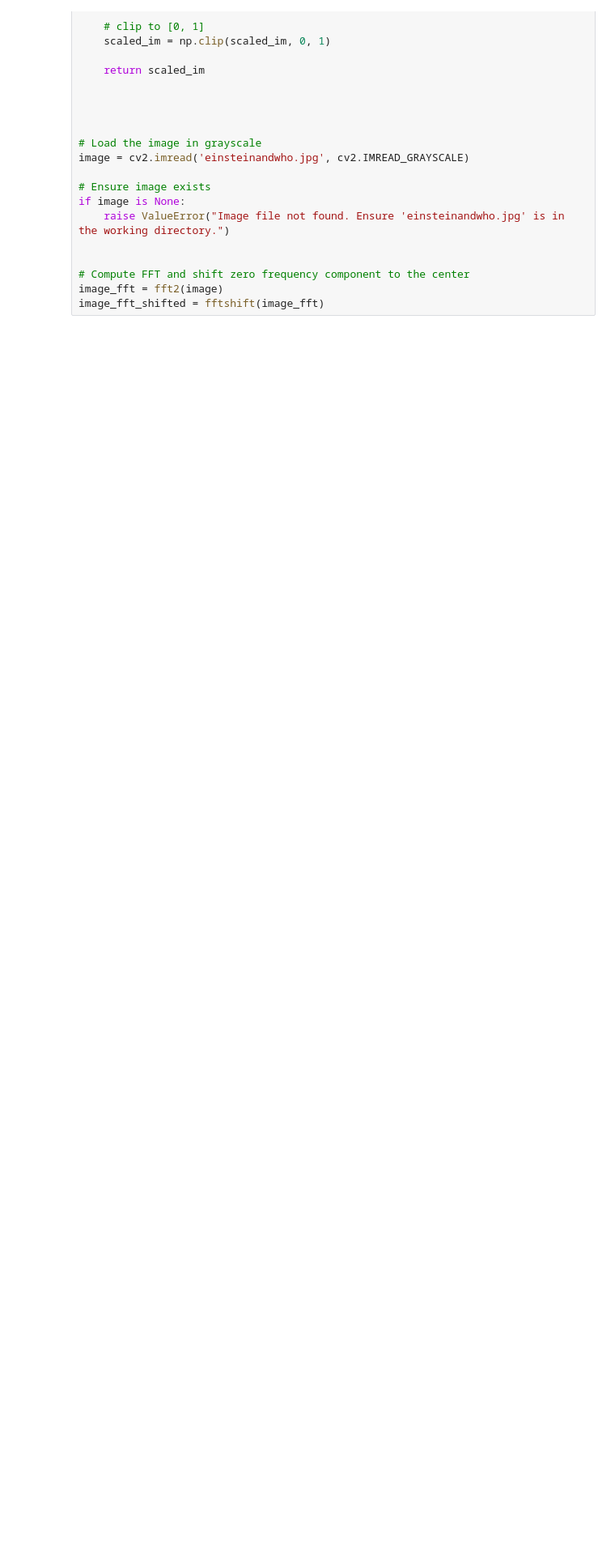
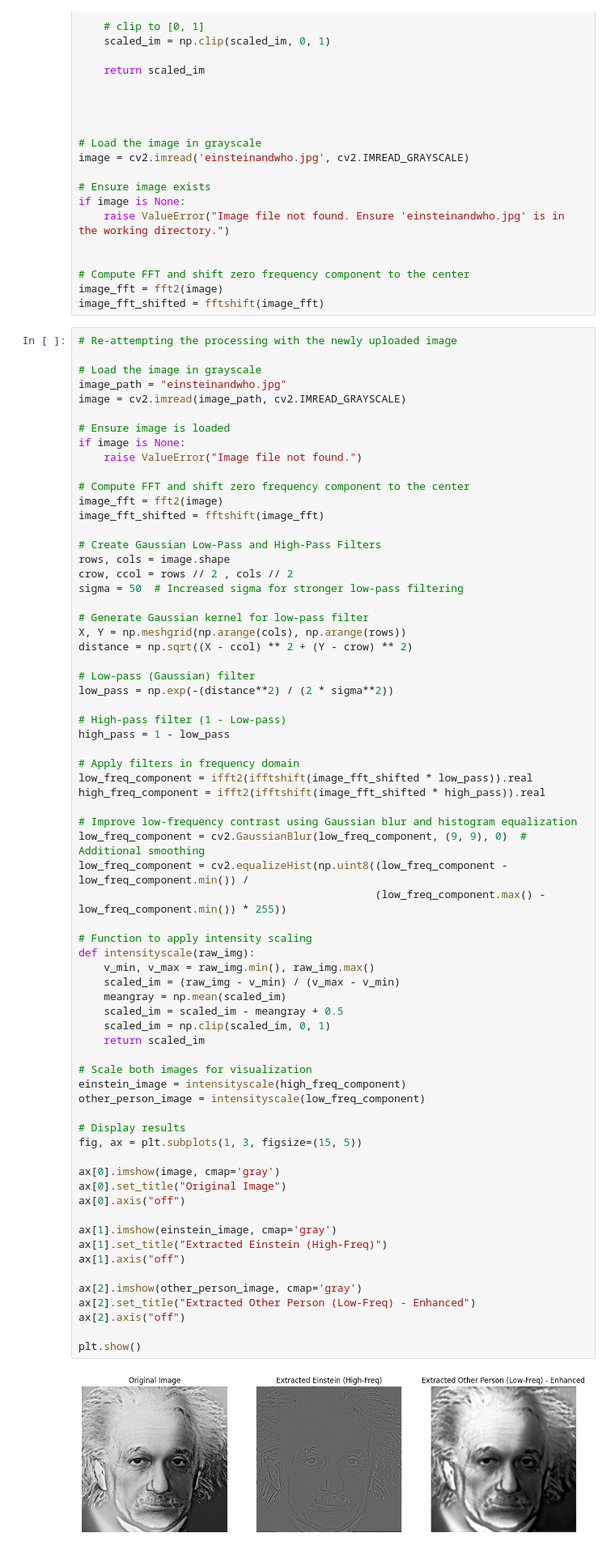
Before and after one commit to suhridgit/6.8300_819_spring_2024, a Jupyter notebook: pset2_2024/pset2_2024.ipynb, the cells around one changed output. Shown at 81% size. Cells and saved outputs as stored; diff of their text form; blank space fills up the shorter version.

```diff
--- a/pset2_2024/pset2_2024.ipynb
+++ b/pset2_2024/pset2_2024.ipynb
@@ -62,6 +62,76 @@ if image is None:
 # Compute FFT and shift zero frequency component to the center
 image_fft = fft2(image)
 image_fft_shifted = fftshift(image_fft)
+# %%
+# Re-attempting the processing with the newly uploaded image
+
+# Load the image in grayscale
+image_path = "einsteinandwho.jpg"
+image = cv2.imread(image_path, cv2.IMREAD_GRAYSCALE)
+
+# Ensure image is loaded
+if image is None:
+    raise ValueError("Image file not found.")
+
+# Compute FFT and shift zero frequency component to the center
+image_fft = fft2(image)
+image_fft_shifted = fftshift(image_fft)
+
+# Create Gaussian Low-Pass and High-Pass Filters
+rows, cols = image.shape
+crow, ccol = rows // 2 , cols // 2
+sigma = 50  # Increased sigma for stronger low-pass filtering
+
+# Generate Gaussian kernel for low-pass filter
+X, Y = np.meshgrid(np.arange(cols), np.arange(rows))
+distance = np.sqrt((X - ccol) ** 2 + (Y - crow) ** 2)
+
+# Low-pass (Gaussian) filter
+low_pass = np.exp(-(distance**2) / (2 * sigma**2))
+
+# High-pass filter (1 - Low-pass)
+high_pass = 1 - low_pass
+
+# Apply filters in frequency domain
+low_freq_component = ifft2(ifftshift(image_fft_shifted * low_pass)).real
+high_freq_component = ifft2(ifftshift(image_fft_shifted * high_pass)).real
+
+# Improve low-frequency contrast using Gaussian blur and histogram equalization
+low_freq_component = cv2.GaussianBlur(low_freq_component, (9, 9), 0)  # Additional smoothing
+low_freq_component = cv2.equalizeHist(np.uint8((low_freq_component - low_freq_component.min()) /
+                                               (low_freq_component.max() - low_freq_component.min()) * 255))
+
+# Function to apply intensity scaling
+def intensityscale(raw_img):
+    v_min, v_max = raw_img.min(), raw_img.max()
+    scaled_im = (raw_img - v_min) / (v_max - v_min)
+    meangray = np.mean(scaled_im)
+    scaled_im = scaled_im - meangray + 0.5
+    scaled_im = np.clip(scaled_im, 0, 1)
+    return scaled_im
+
+# Scale both images for visualization
+einstein_image = intensityscale(high_freq_component)
+other_person_image = intensityscale(low_freq_component)
+
+# Display results
+fig, ax = plt.subplots(1, 3, figsize=(15, 5))
+
+ax[0].imshow(image, cmap='gray')
+ax[0].set_title("Original Image")
+ax[0].axis("off")
+
+ax[1].imshow(einstein_image, cmap='gray')
+ax[1].set_title("Extracted Einstein (High-Freq)")
+ax[1].axis("off")
+
+ax[2].imshow(other_person_image, cmap='gray')
+ax[2].set_title("Extracted Other Person (Low-Freq) - Enhanced")
+ax[2].axis("off")
+
+plt.show()
+# %% [output]
+[figure, added]
 # %% [markdown]
 ## Problem 3.a
 # %%
```
